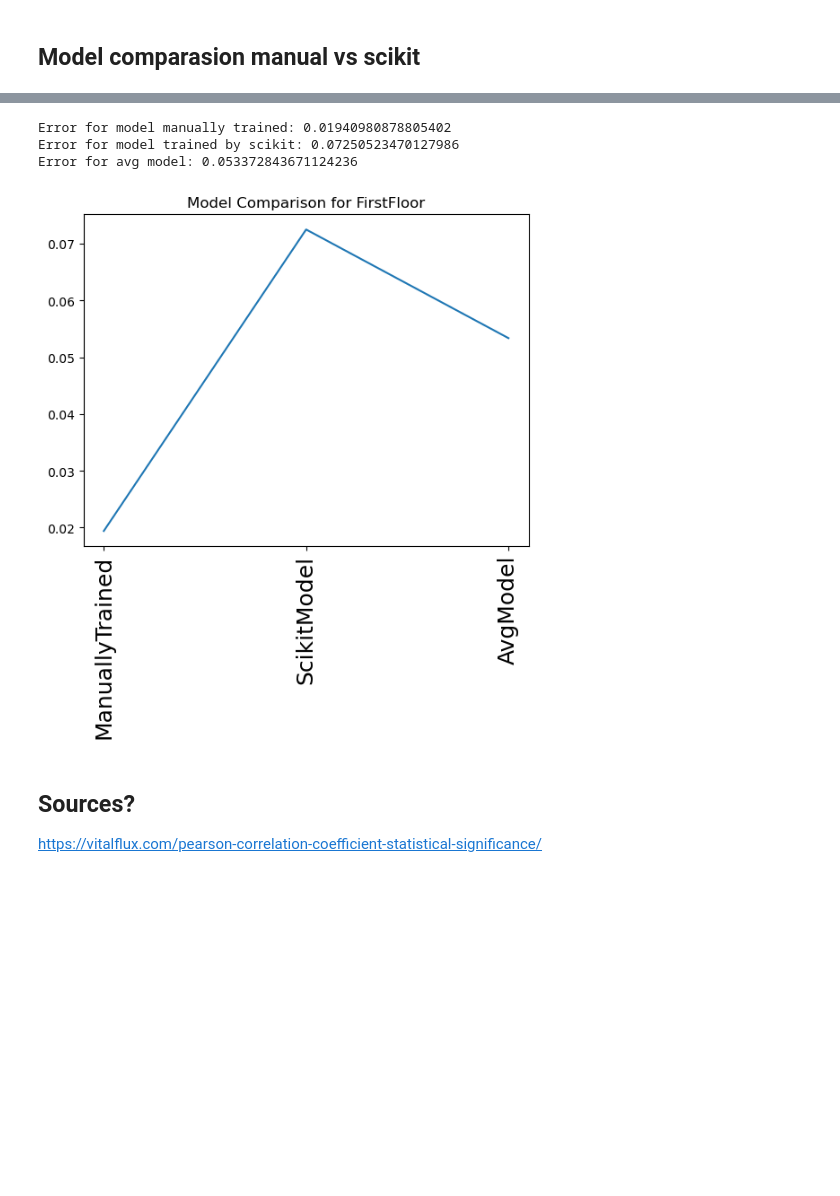
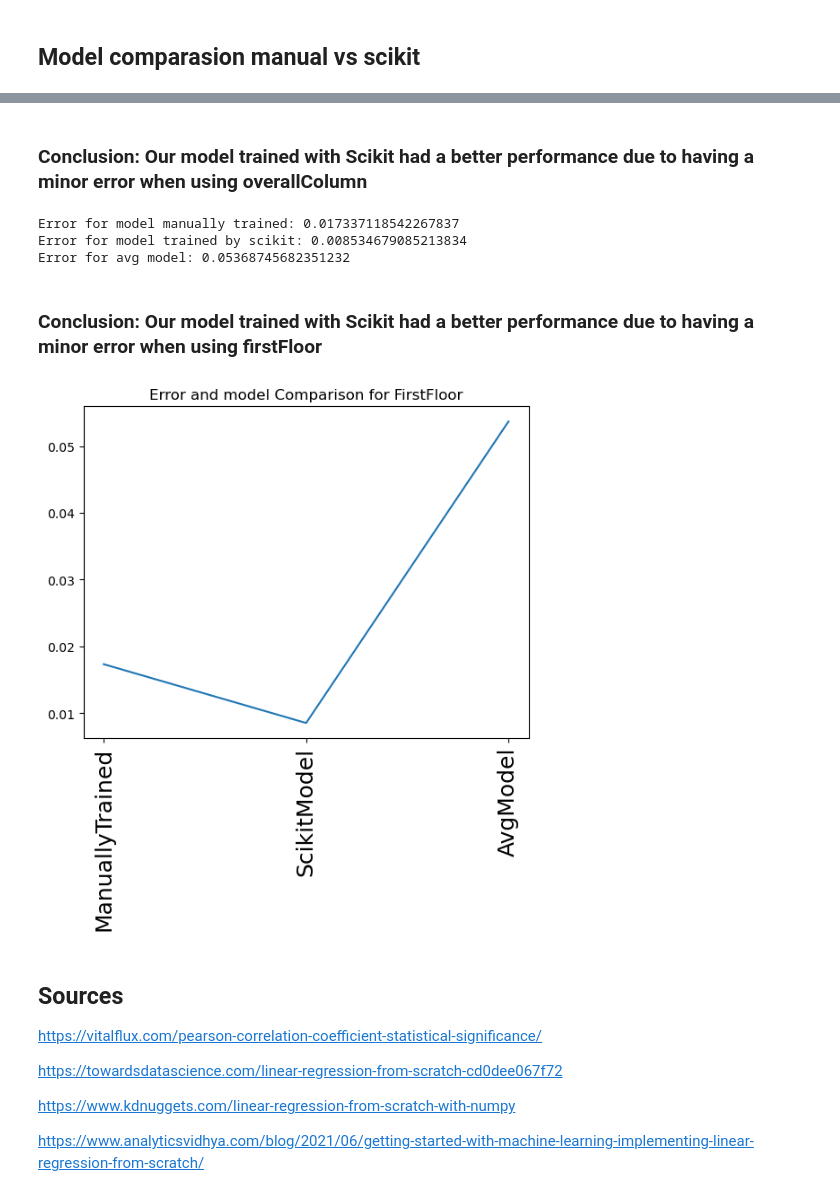
Before and after one commit to ochamodev/DS_Proyecto1_19001395_V, a Jupyter notebook: project1_code.ipynb, the cells around one changed output, grey strips where cells are left out. Cells and saved outputs as stored; diff of their text form; code cells hidden in the pictures; blank space fills up the shorter version.

```diff
--- a/project1_code.ipynb
+++ b/project1_code.ipynb
@@ -455,8 +430,10 @@ executing.executing.NotOneValueFound: Expected one value, found 0
+# %% [markdown]
+### Conclusion: Our model trained with Scikit had a better performance due to having a minor error when using overallColumn
 # %%
 manualModelPreds, scikitPreds, avgPreds = regressionFromScratch.predict_comparison(
-    testVectorOverallQual,
+    testVectorFirstFloor,
     manuallyTrainedModel=modelsFirstFloor[-1],
-    sciKitModel=sciKitOverallModel
+    sciKitModel=sciKitFirstFloorModel
 )
 
 yTest = salesColumn_test.to_numpy()
@@ -467,15 +444,23 @@ avgModelError = regressionFromScratch.calculate_rmse(avgPreds, yTest, avgPreds.s
 print(f"Error for model manually trained: {manualModelError}")
 print(f"Error for model trained by scikit: {scikitModelError}")
 print(f"Error for avg model: {avgModelError}")
-
-
-ufs.histogramErrors(np.array([manualModelError, scikitModelError, avgModelError]), "Model Comparison for FirstFloor")
 # %% [output]
-Error for model manually trained: 0.01940980878805402
-Error for model trained by scikit: 0.07250523470127986
-Error for avg model: 0.053372843671124236
+Error for model manually trained: 0.017337118542267837
+Error for model trained by scikit: 0.008534679085213834
+Error for avg model: 0.05368745682351232
-[figure, removed]
+# %% [markdown]
+### Conclusion: Our model trained with Scikit had a better performance due to having a minor error when using firstFloor
+# %%
+ufs.histogramErrors(np.array([manualModelError, scikitModelError, avgModelError]), "Error and model Comparison for FirstFloor")
+# %% [output]
+[figure, added]
 # %% [markdown]
-## Sources?
+## Sources
 
 https://vitalflux.com/pearson-correlation-coefficient-statistical-significance/
+
+https://towardsdatascience.com/linear-regression-from-scratch-cd0dee067f72
+
+https://www.kdnuggets.com/linear-regression-from-scratch-with-numpy
+
+https://www.analyticsvidhya.com/blog/2021/06/getting-started-with-machine-learning-implementing-linear-regression-from-scratch/
```
Also changed, not shown: parts of 14 cells of this notebook.
